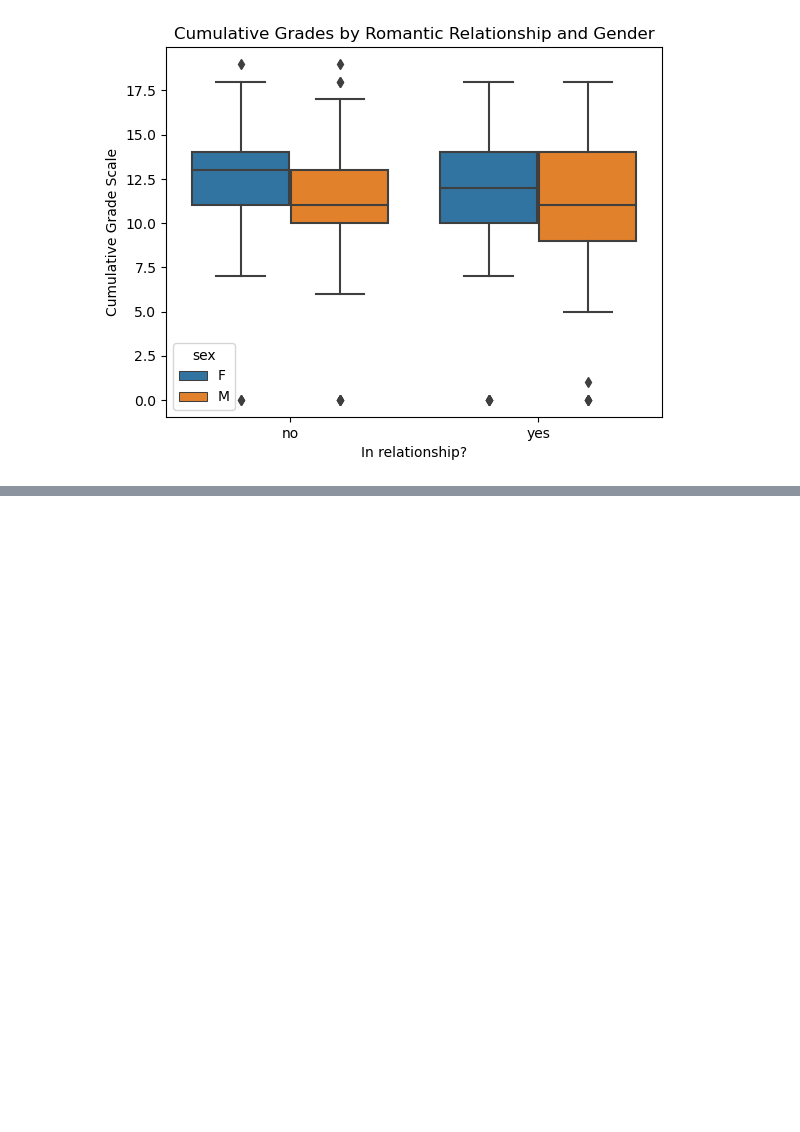
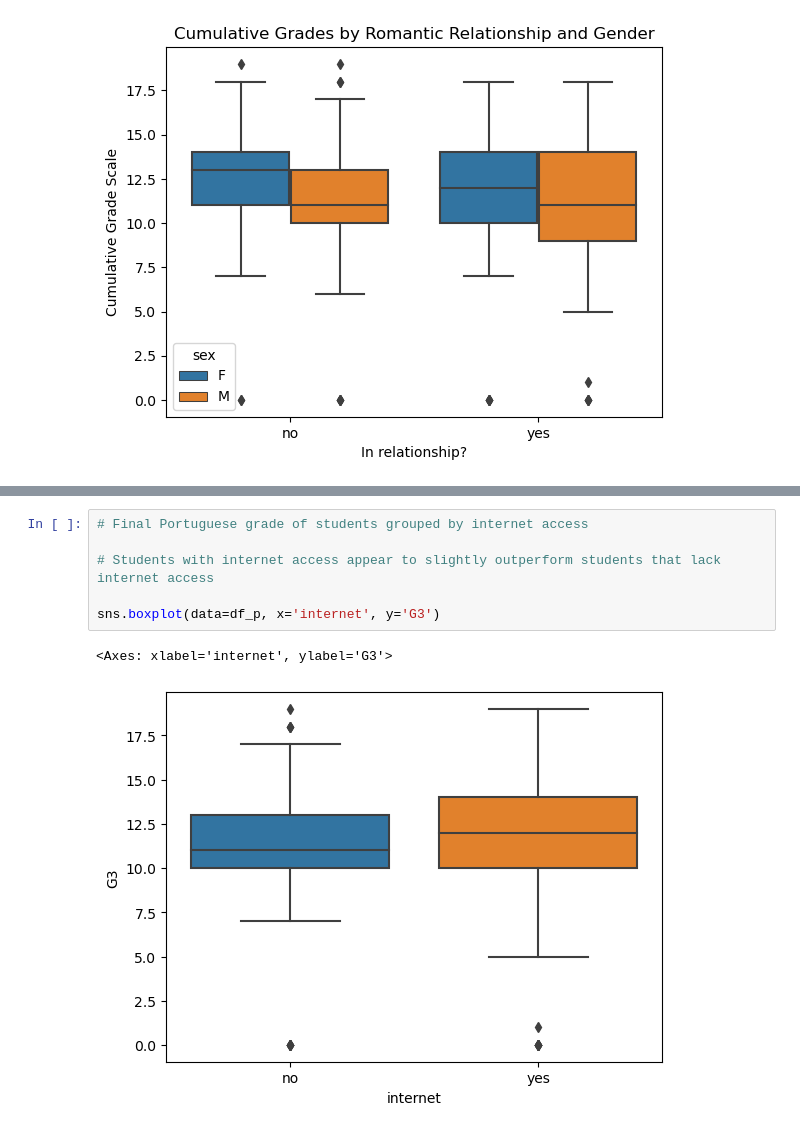
Before and after one commit to cshields164/end-of-phase1-project, a Jupyter notebook: code/01explore.ipynb, the cells around one changed output, grey strips where cells are left out. Drawn from its saved outputs; the diff is of its cells as text; blank space fills up the shorter version.

```diff
--- a/code/01explore.ipynb
+++ b/code/01explore.ipynb
@@ -222,0 +235,9 @@ Boxplot visualization of Port Class studdetns: Axes(0.125,0.11;0.775x0.77)
+# %%
+# Final Portuguese grade of students grouped by internet access
+
+# Students with internet access appear to slightly outperform students that lack internet access
+
+sns.boxplot(data=df_p, x='internet', y='G3')
+# %% [output]
+<Axes: xlabel='internet', ylabel='G3'>
+[figure, added]
```
Also changed, not shown: parts of 7 cells of this notebook, 1 other file.
